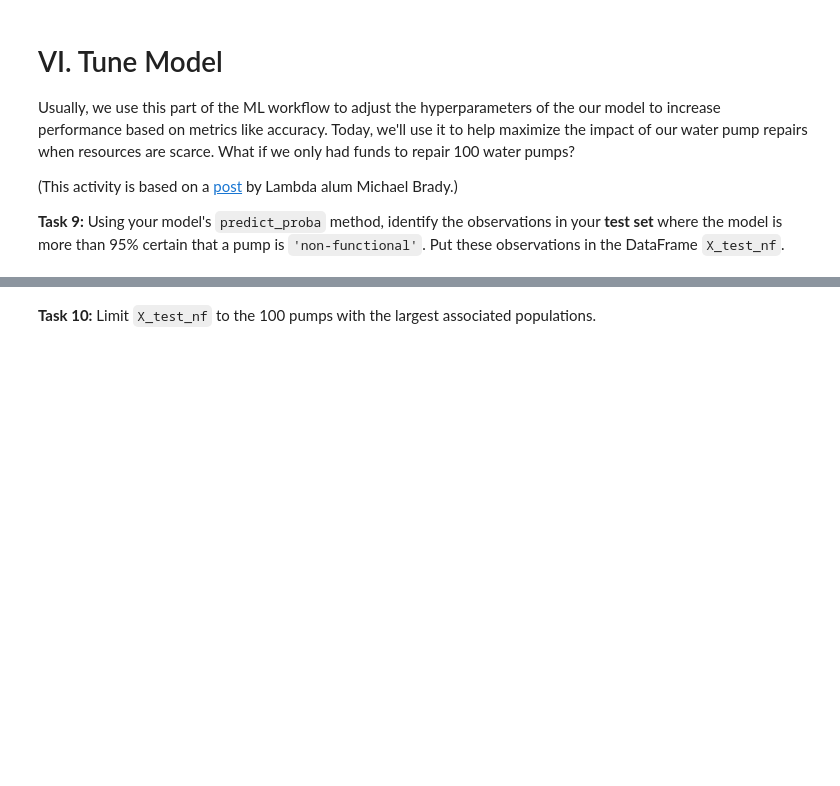
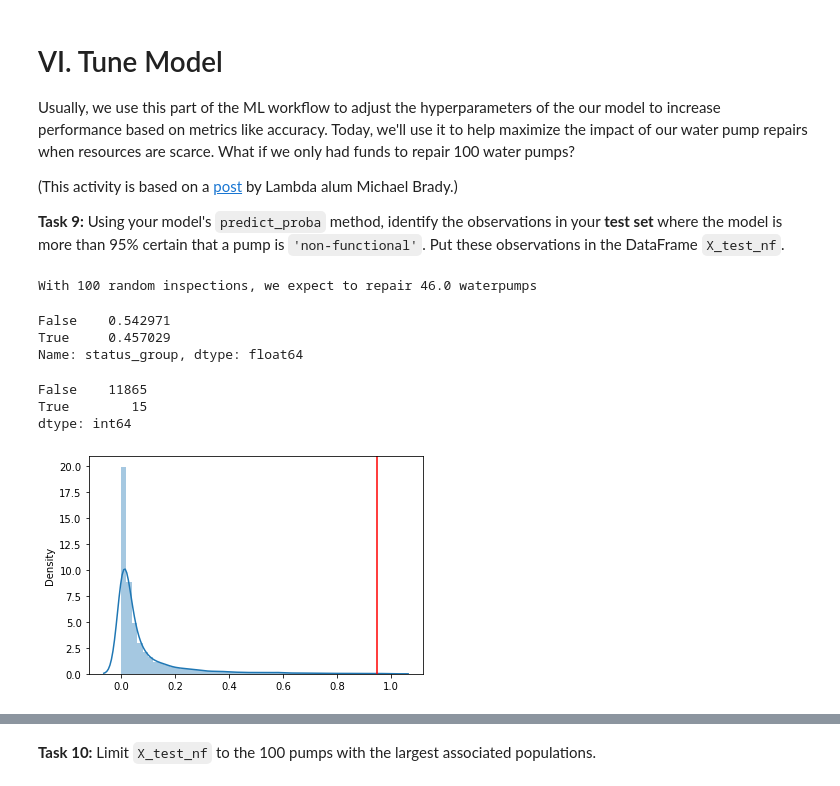
Before and after one commit to write2nk/DS-Unit-2-Kaggle-Challenge, a Jupyter notebook: module4-classification-metrics/LS_DS_224_assignment.ipynb, the cells around one changed output, grey strips where cells are left out. Saved outputs shown, nothing was run; the diff lists cells and outputs as text; code cells hidden in the pictures; blank space fills up the shorter version.

```diff
--- a/module4-classification-metrics/LS_DS_224_assignment.ipynb
+++ b/module4-classification-metrics/LS_DS_224_assignment.ipynb
@@ -202,0 +218,27 @@ X_test_nf = ...
+# %%
+random_inspections = 100
+print(f'With {random_inspections} random inspections, we expect to repair {0.46*random_inspections} waterpumps')
+
+#Identify the exact percentage that is non functionl
+y_train = y_train != 'functional'
+y_val = y_val != 'functional'
+y_train.value_counts(normalize=True)
+# %% [output]
+With 100 random inspections, we expect to repair 46.0 waterpumps
+False    0.542971
+True     0.457029
+Name: status_group, dtype: float64
+# %%
+#make predicted probabilities into discreet prediction using a thresholsd
+y_pred_proba = model_rf.predict_proba(X_val)[:,1]
+threshold = 0.95
+y_pred = y_pred_proba > threshold
+
+ax = sns.distplot(y_pred_proba)
+ax.axvline(threshold, color = 'red')
+pd.Series(y_pred).value_counts()
+# %% [output]
+False    11865
+True        15
+dtype: int64
+[figure, added]
```
Also changed, not shown: parts of 10 cells of this notebook.
